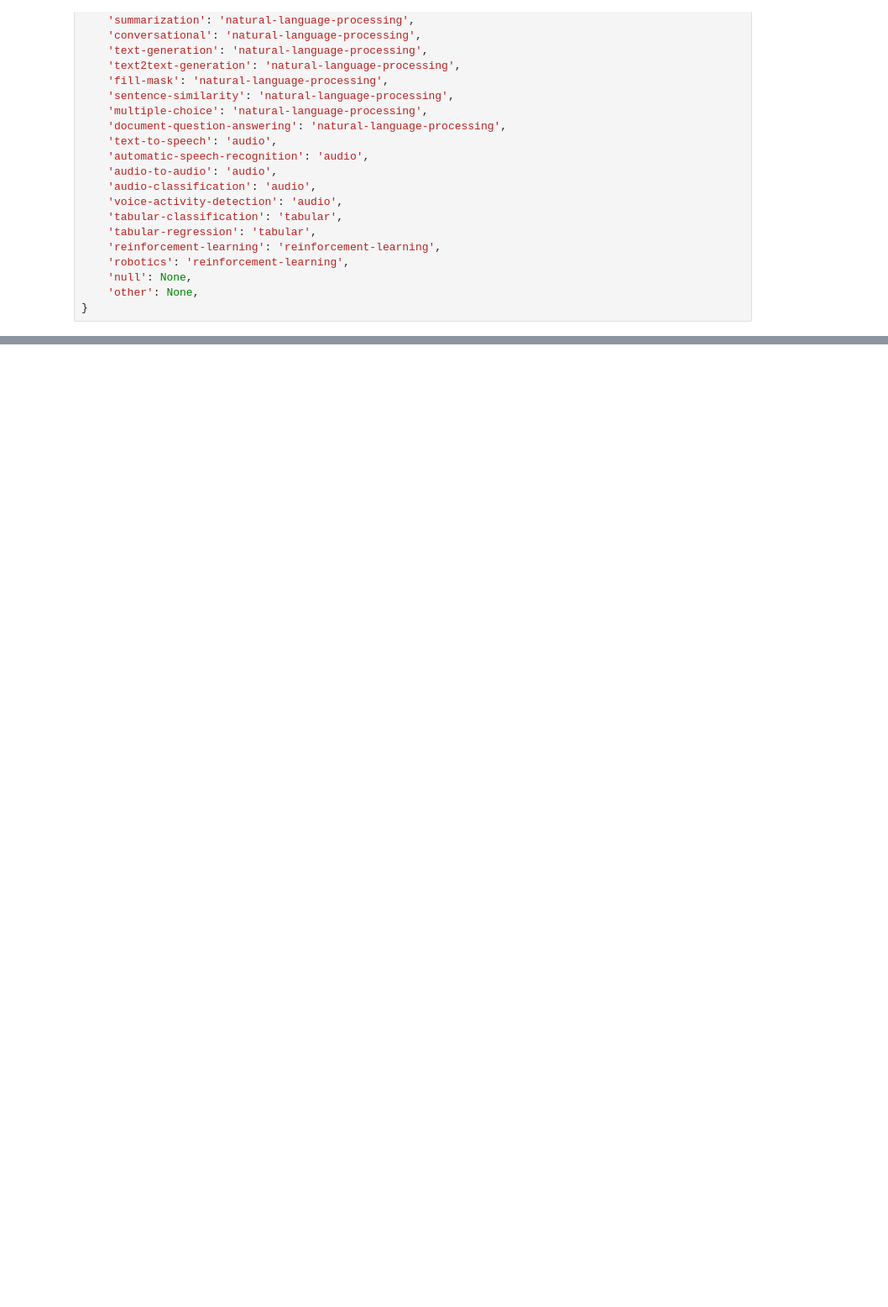
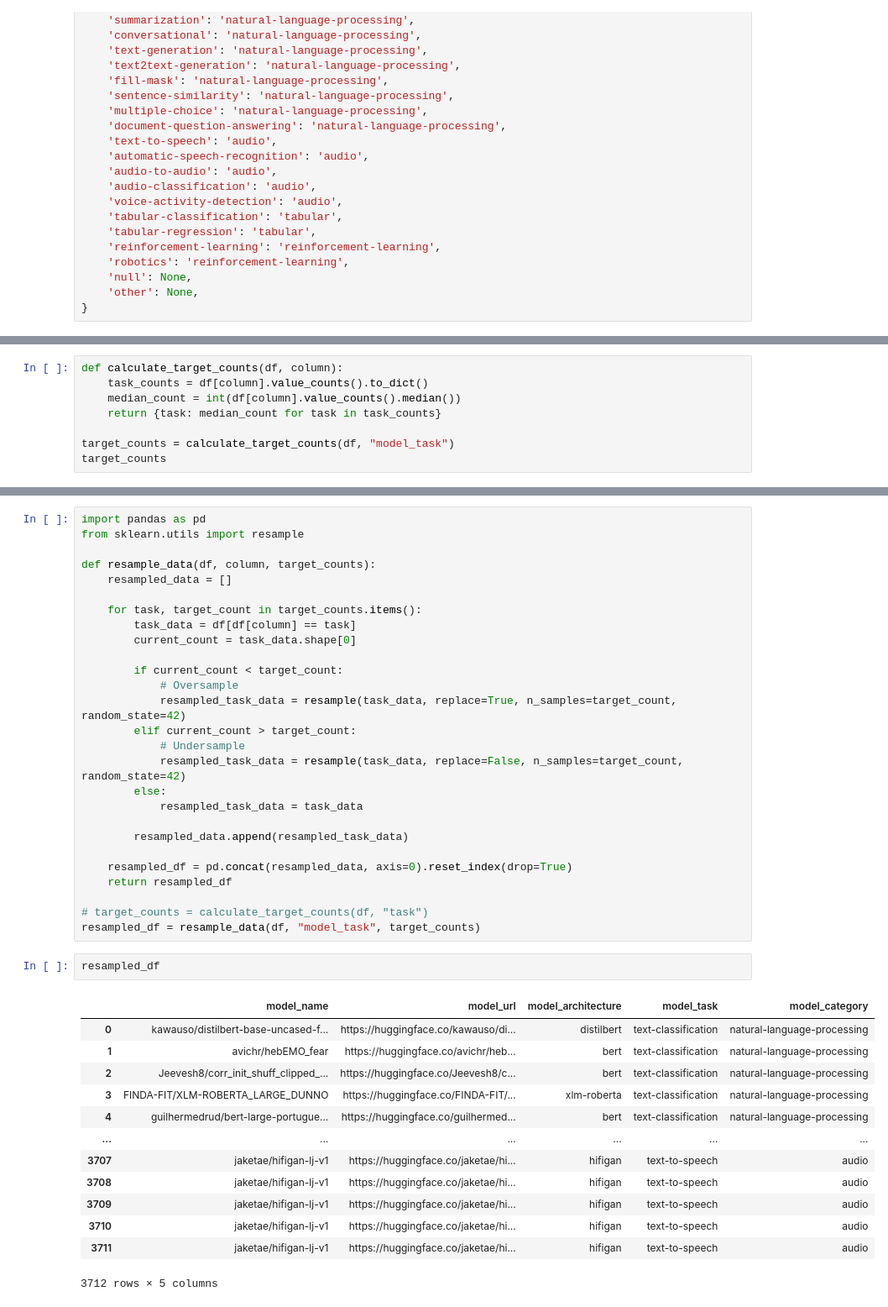
Before and after one commit to Wenxin-Jiang/CS577-NLP, a Jupyter notebook: project/PTM_GPT.ipynb, the cells around one changed output, grey strips where cells are left out. Shown: that part at 84% size. Drawn from its saved outputs; the diff is of its cells as text; blank space fills up the shorter version.

```diff
--- a/project/PTM_GPT.ipynb
+++ b/project/PTM_GPT.ipynb
@@ -335,0 +409,8 @@ metadata_noTask_df.to_csv('/depot/davisjam/data/wenxin/CS577-NLP/project/metadat
+# %%
+def calculate_target_counts(df, column):
+    task_counts = df[column].value_counts().to_dict()
+    median_count = int(df[column].value_counts().median())
+    return {task: median_count for task in task_counts}
+
+target_counts = calculate_target_counts(df, "model_task")
+target_counts
@@ -335,0 +471,43 @@ metadata_noTask_df.to_csv('/depot/davisjam/data/wenxin/CS577-NLP/project/metadat
+# %%
+import pandas as pd
+from sklearn.utils import resample
+
+def resample_data(df, column, target_counts):
+    resampled_data = []
+
+    for task, target_count in target_counts.items():
+        task_data = df[df[column] == task]
+        current_count = task_data.shape[0]
+
+        if current_count < target_count:
+            # Oversample
+            resampled_task_data = resample(task_data, replace=True, n_samples=target_count, random_state=42)
+        elif current_count > target_count:
+            # Undersample
+            resampled_task_data = resample(task_data, replace=False, n_samples=target_count, random_state=42)
+        else:
+            resampled_task_data = task_data
+
+        resampled_data.append(resampled_task_data)
+
+    resampled_df = pd.concat(resampled_data, axis=0).reset_index(drop=True)
+    return resampled_df
+
+# target_counts = calculate_target_counts(df, "task")
+resampled_df = resample_data(df, "model_task", target_counts)
+# %%
+resampled_df
+# %% [output]
+|  | model_name | model_url | model_architecture | model_task | model_category |
+| 0 | kawauso/distilbert-base-uncased-f... | https://huggingface.co/kawauso/di... | distilbert | text-classification | natural-language-processing |
+| 1 | avichr/hebEMO_fear | https://huggingface.co/avichr/heb... | bert | text-classification | natural-language-processing |
+| 2 | Jeevesh8/corr_init_shuff_clipped_... | https://huggingface.co/Jeevesh8/c... | bert | text-classification | natural-language-processing |
+| 3 | FINDA-FIT/XLM-ROBERTA_LARGE_DUNNO | https://huggingface.co/FINDA-FIT/... | xlm-roberta | text-classification | natural-language-processing |
+| 4 | guilhermedrud/bert-large-portugue... | https://huggingface.co/guilhermed... | bert | text-classification | natural-language-processing |
+| ... | ... | ... | ... | ... | ... |
+| 3707 | jaketae/hifigan-lj-v1 | https://huggingface.co/jaketae/hi... | hifigan | text-to-speech | audio |
+| 3708 | jaketae/hifigan-lj-v1 | https://huggingface.co/jaketae/hi... | hifigan | text-to-speech | audio |
+| 3709 | jaketae/hifigan-lj-v1 | https://huggingface.co/jaketae/hi... | hifigan | text-to-speech | audio |
+| 3710 | jaketae/hifigan-lj-v1 | https://huggingface.co/jaketae/hi... | hifigan | text-to-speech | audio |
+| 3711 | jaketae/hifigan-lj-v1 | https://huggingface.co/jaketae/hi... | hifigan | text-to-speech | audio |
+3712 rows × 5 columns
```
Also changed, not shown: parts of 13 cells of this notebook.
